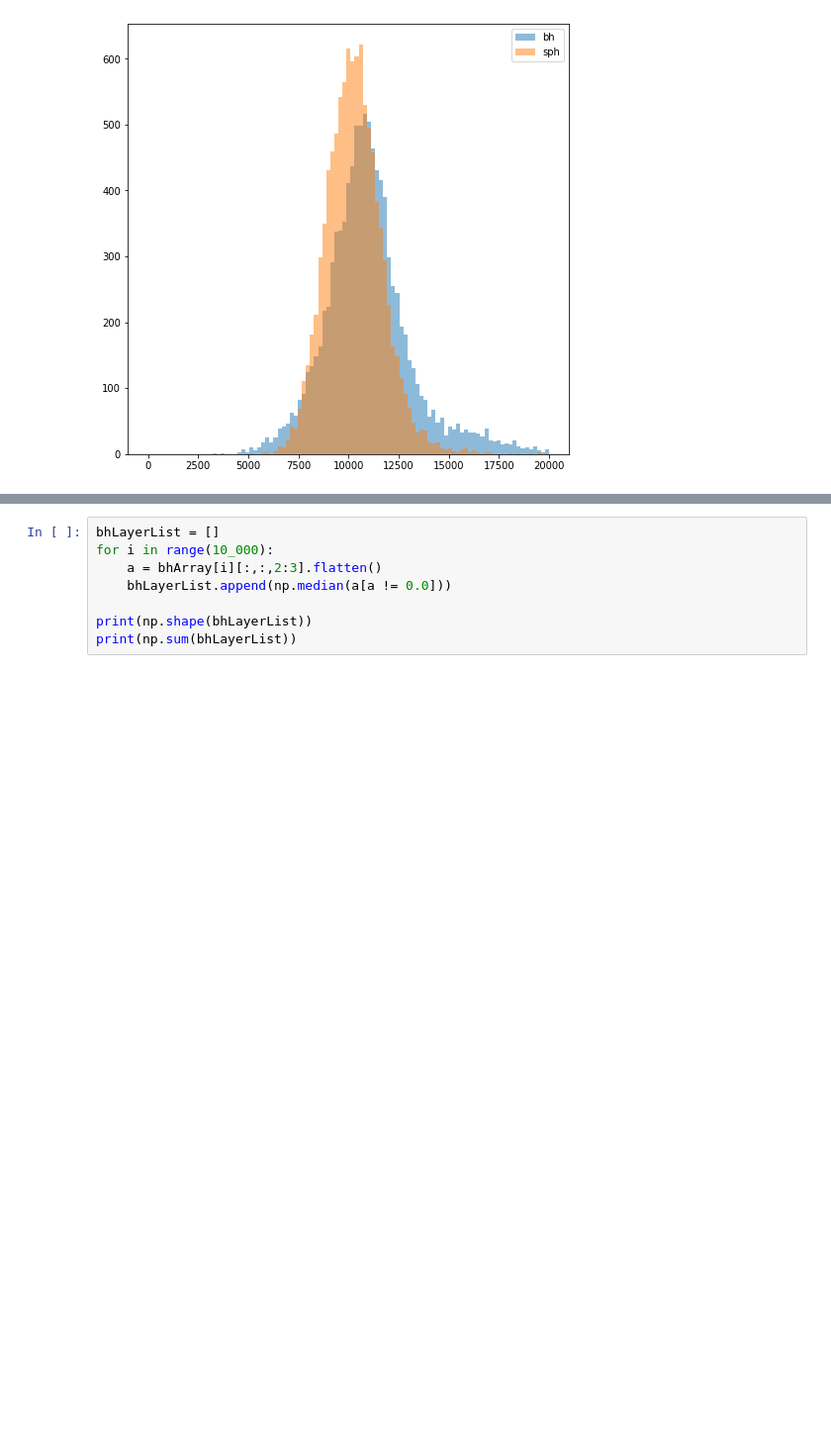
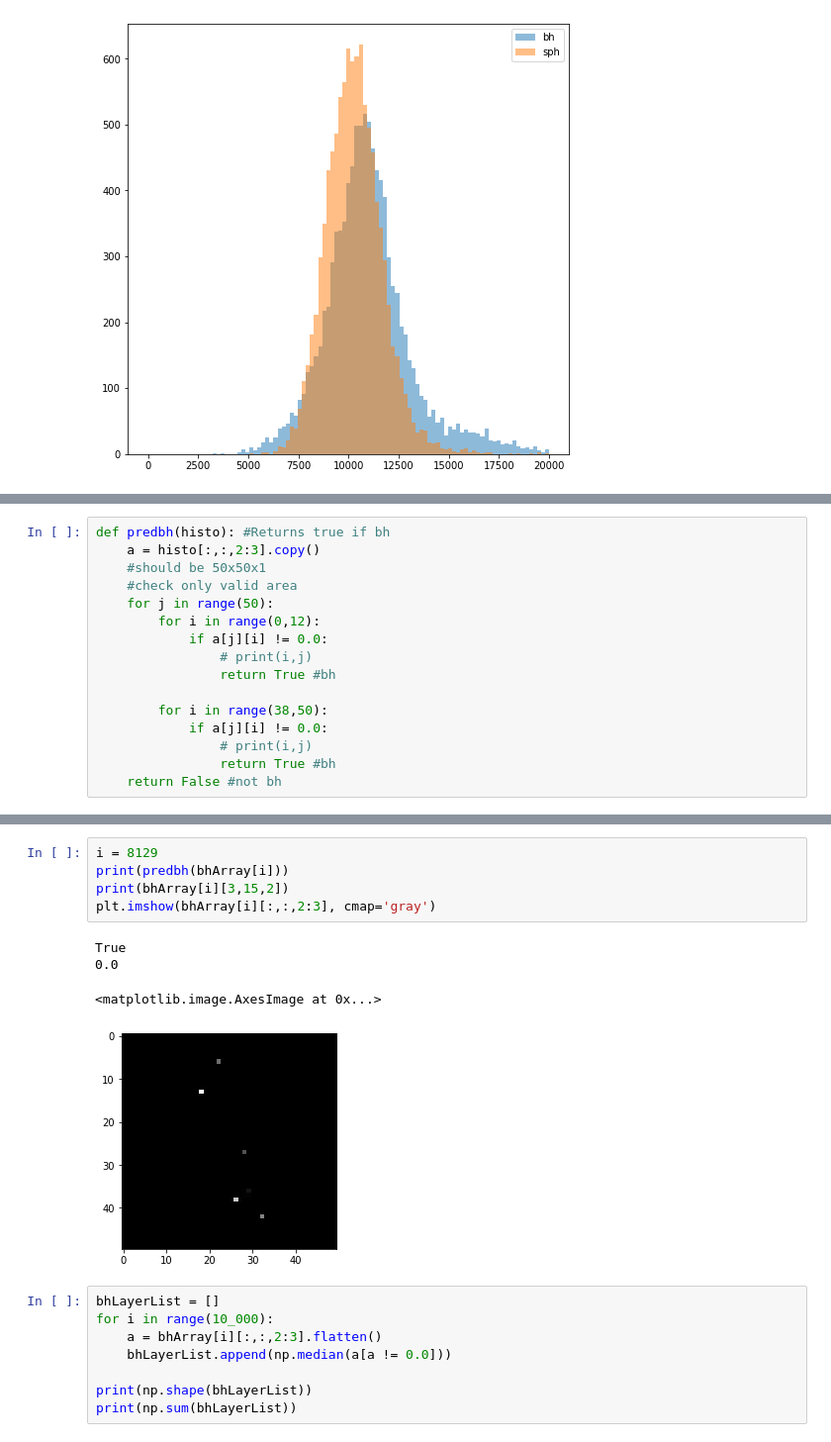
Before and after one commit to 591291-hvl/Bachelor, a Jupyter notebook: Code/notebooks/Tester/heatmap.ipynb, the cells around one changed output, grey strips where cells are left out. Shown: that part at 99% size. Drawn from its saved outputs; the diff is of its cells as text; blank space fills up the shorter version.

```diff
--- a/Code/notebooks/Tester/heatmap.ipynb
+++ b/Code/notebooks/Tester/heatmap.ipynb
@@ -202,0 +220,16 @@ plt.show()
+# %%
+def predbh(histo): #Returns true if bh
+    a = histo[:,:,2:3].copy()
+    #should be 50x50x1
+    #check only valid area
+    for j in range(50):
+        for i in range(0,12):
+            if a[j][i] != 0.0:
+                # print(i,j)
+                return True #bh
+
+        for i in range(38,50):
+            if a[j][i] != 0.0:
+                # print(i,j)
+                return True #bh
+    return False #not bh
@@ -203,3 +250,13 @@ plt.show()
+# %%
+i = 8129
+print(predbh(bhArray[i]))
+print(bhArray[i][3,15,2])
+plt.imshow(bhArray[i][:,:,2:3], cmap='gray')
+# %% [output]
+True
+0.0
+<matplotlib.image.AxesImage at 0x...>
+[figure, added]
 # %%
 bhLayerList = []
 for i in range(10_000):
```
Also changed, not shown: parts of 8 cells of this notebook.
